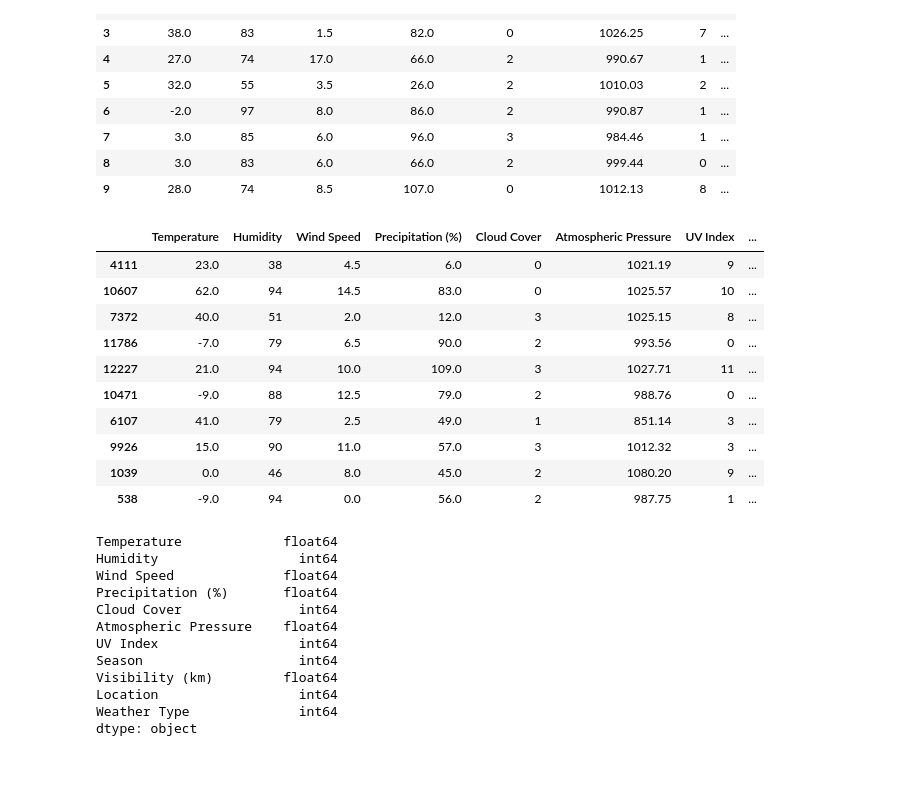
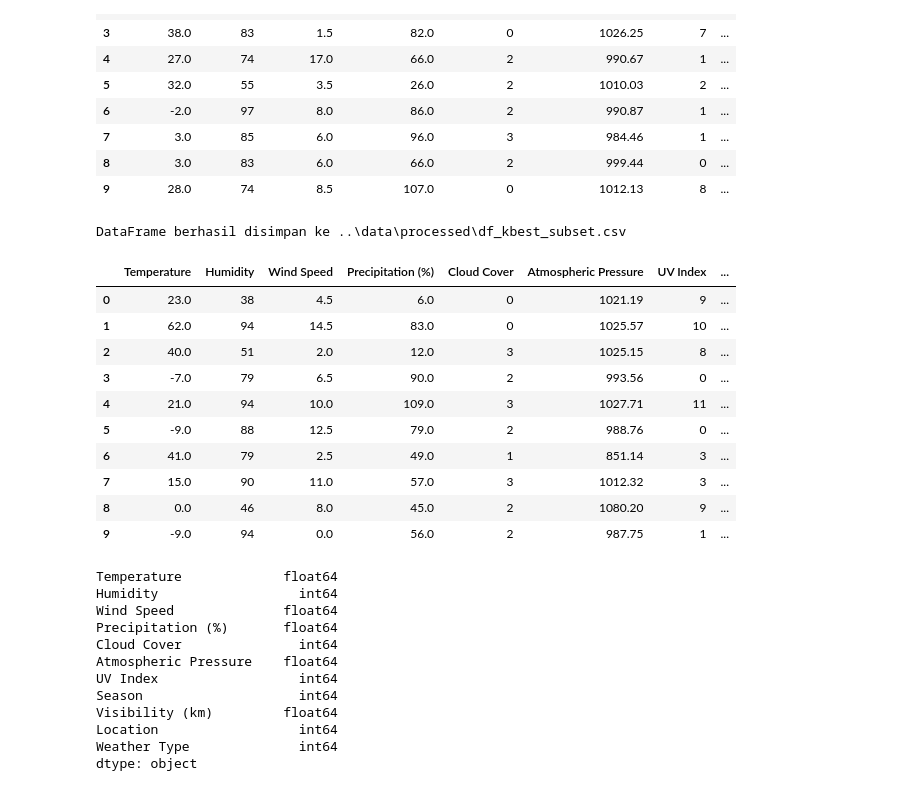
Before and after one commit to SofiaAzzahra09/Group3-Weather-Type, a Jupyter notebook: notebooks/kbest_modelling_notebook.ipynb, the cells around one changed output. Drawn from its saved outputs; the diff is of its cells as text; code cells hidden in the pictures.

Commit message:
prediksi data baru

```diff
--- a/notebooks/kbest_modelling_notebook.ipynb
+++ b/notebooks/kbest_modelling_notebook.ipynb
@@ -33,18 +33,28 @@ df_kbestmodel.head(10)
 | 9 | 28.0 | 74 | 8.5 | 107.0 | 0 | 1012.13 | 8 | ... |
 # %%
 df_kbest_subset = df_kbestmodel.sample(300, random_state=42)
+# %%
+output_csv_path = os.path.join('..', 'data', 'processed', 'df_kbest_subset.csv')
+df_kbest_subset.to_csv(output_csv_path, index=False)
+
+print(f"DataFrame berhasil disimpan ke {output_csv_path}")
+# %% [output]
+DataFrame berhasil disimpan ke ..\data\processed\df_kbest_subset.csv
+# %%
+file_path = os.path.join('..', 'data', 'processed', 'df_kbest_subset.csv')
+df3 = load_data(file_path)
 # %%
-df_kbest_subset.head(10)
+df3.head(10)
 # %% [output]
 |  | Temperature | Humidity | Wind Speed | Precipitation (%) | Cloud Cover | Atmospheric Pressure | UV Index | ... |
-| 4111 | 23.0 | 38 | 4.5 | 6.0 | 0 | 1021.19 | 9 | ... |
-| 10607 | 62.0 | 94 | 14.5 | 83.0 | 0 | 1025.57 | 10 | ... |
-| 7372 | 40.0 | 51 | 2.0 | 12.0 | 3 | 1025.15 | 8 | ... |
-| 11786 | -7.0 | 79 | 6.5 | 90.0 | 2 | 993.56 | 0 | ... |
-| 12227 | 21.0 | 94 | 10.0 | 109.0 | 3 | 1027.71 | 11 | ... |
-| 10471 | -9.0 | 88 | 12.5 | 79.0 | 2 | 988.76 | 0 | ... |
-| 6107 | 41.0 | 79 | 2.5 | 49.0 | 1 | 851.14 | 3 | ... |
-| 9926 | 15.0 | 90 | 11.0 | 57.0 | 3 | 1012.32 | 3 | ... |
-| 1039 | 0.0 | 46 | 8.0 | 45.0 | 2 | 1080.20 | 9 | ... |
-| 538 | -9.0 | 94 | 0.0 | 56.0 | 2 | 987.75 | 1 | ... |
+| 0 | 23.0 | 38 | 4.5 | 6.0 | 0 | 1021.19 | 9 | ... |
+| 1 | 62.0 | 94 | 14.5 | 83.0 | 0 | 1025.57 | 10 | ... |
+| 2 | 40.0 | 51 | 2.0 | 12.0 | 3 | 1025.15 | 8 | ... |
+| 3 | -7.0 | 79 | 6.5 | 90.0 | 2 | 993.56 | 0 | ... |
+| 4 | 21.0 | 94 | 10.0 | 109.0 | 3 | 1027.71 | 11 | ... |
+| 5 | -9.0 | 88 | 12.5 | 79.0 | 2 | 988.76 | 0 | ... |
+| 6 | 41.0 | 79 | 2.5 | 49.0 | 1 | 851.14 | 3 | ... |
+| 7 | 15.0 | 90 | 11.0 | 57.0 | 3 | 1012.32 | 3 | ... |
+| 8 | 0.0 | 46 | 8.0 | 45.0 | 2 | 1080.20 | 9 | ... |
+| 9 | -9.0 | 94 | 0.0 | 56.0 | 2 | 987.75 | 1 | ... |
 # %%
```
Also changed, not shown: parts of 11 cells of this notebook, 9 other files.
